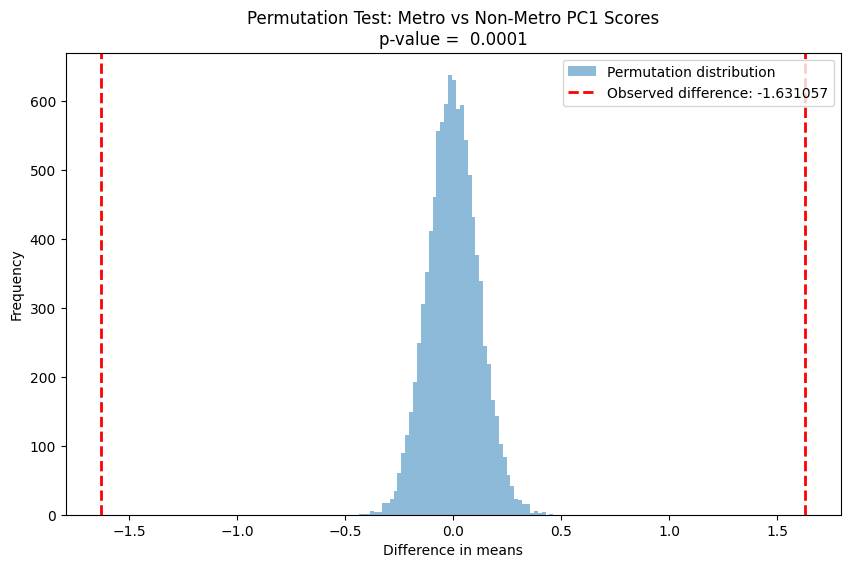
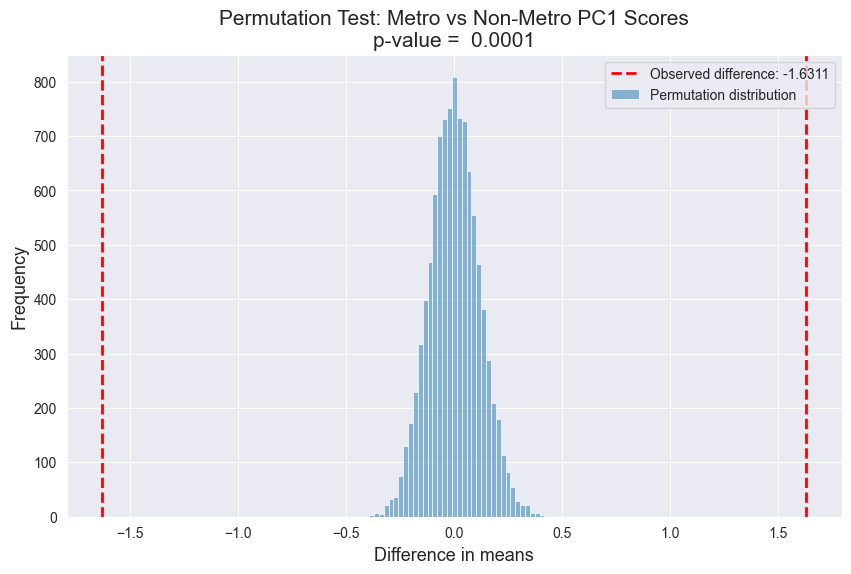
The notebook cell's code change between the first figure and the second:
--- before
+++ after
@@ -2,14 +2,16 @@
 import seaborn as sns
 
+sns.set_style("darkgrid")
 plt.figure(figsize=(10, 6))
-plt.hist(diffs, bins=50, alpha=0.5, label='Permutation distribution') 
+sns.histplot(diffs, bins=40, alpha=0.5, label='Permutation distribution', 
+             linewidth=0.5)
 plt.axvline(observed_diff, color='red', linestyle='dashed', linewidth=2, 
-            label=f'Observed difference: {observed_diff: 4f}')
+            label=f'Observed difference: {observed_diff:.4f}')
 
 plt.axvline(-observed_diff, color='red', linestyle='dashed', linewidth=2)
 
-plt.title(f'Permutation Test: Metro vs Non-Metro PC1 Scores\np-value = {p_value: .4f}')
-plt.xlabel('Difference in means')
-plt.ylabel('Frequency')
+plt.title(f'Permutation Test: Metro vs Non-Metro PC1 Scores\np-value = {p_value:.4f}', fontsize=15)
+plt.xlabel('Difference in means', fontsize=13)
+plt.ylabel('Frequency', fontsize=13)
 plt.legend()
 plt.show()

Commit: pca assumptions